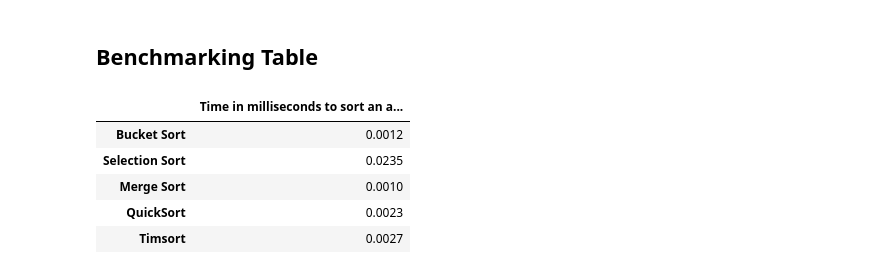
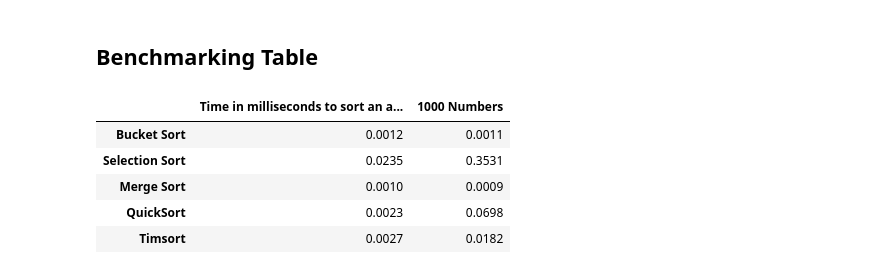
Before and after one commit to tullowhurler/Benchmarking, a Jupyter notebook: Benchmarking Application.ipynb, the cells around one changed output. Drawn from its saved outputs; the diff is of its cells as text; code cells hidden in the pictures.

Commit message:
Creating tables and graphs

```diff
--- a/Benchmarking Application.ipynb
+++ b/Benchmarking Application.ipynb
@@ -422,17 +479,16 @@ The mean time in milliseconds is 0.002797651290893555
 # %%
 import numpy as np
 import pandas as pd
 
-d = {'Time in milliseconds to sort an array of 100 numbers': pd.Series
-     ([0.0012,0.0235,0.0010,0.0023,0.0027],
-     index=['Bucket Sort','Selection Sort', 'Merge Sort', 'QuickSort', 'Timsort'])}
+d = {'Time in milliseconds to sort an array of 100 numbers': pd.Series([0.0012,0.0235,0.0010,0.0023,0.0027],index=['Bucket Sort','Selection Sort', 'Merge Sort', 'QuickSort', 'Timsort']),
+    '1000 Numbers': pd.Series([ 0.0011,0.3531, 0.0009,0.0698,0.0182],index=['Bucket Sort','Selection Sort', 'Merge Sort', 'QuickSort', 'Timsort'])}
 df = pd.DataFrame(d)
 
 df
 # %% [output]
-|  | Time in milliseconds to sort an a... |
-| Bucket Sort | 0.0012 |
-| Selection Sort | 0.0235 |
-| Merge Sort | 0.0010 |
-| QuickSort | 0.0023 |
-| Timsort | 0.0027 |
+|  | Time in milliseconds to sort an a... | 1000 Numbers |
+| Bucket Sort | 0.0012 | 0.0011 |
+| Selection Sort | 0.0235 | 0.3531 |
+| Merge Sort | 0.0010 | 0.0009 |
+| QuickSort | 0.0023 | 0.0698 |
+| Timsort | 0.0027 | 0.0182 |
```
Also changed, not shown: parts of 13 cells of this notebook.
